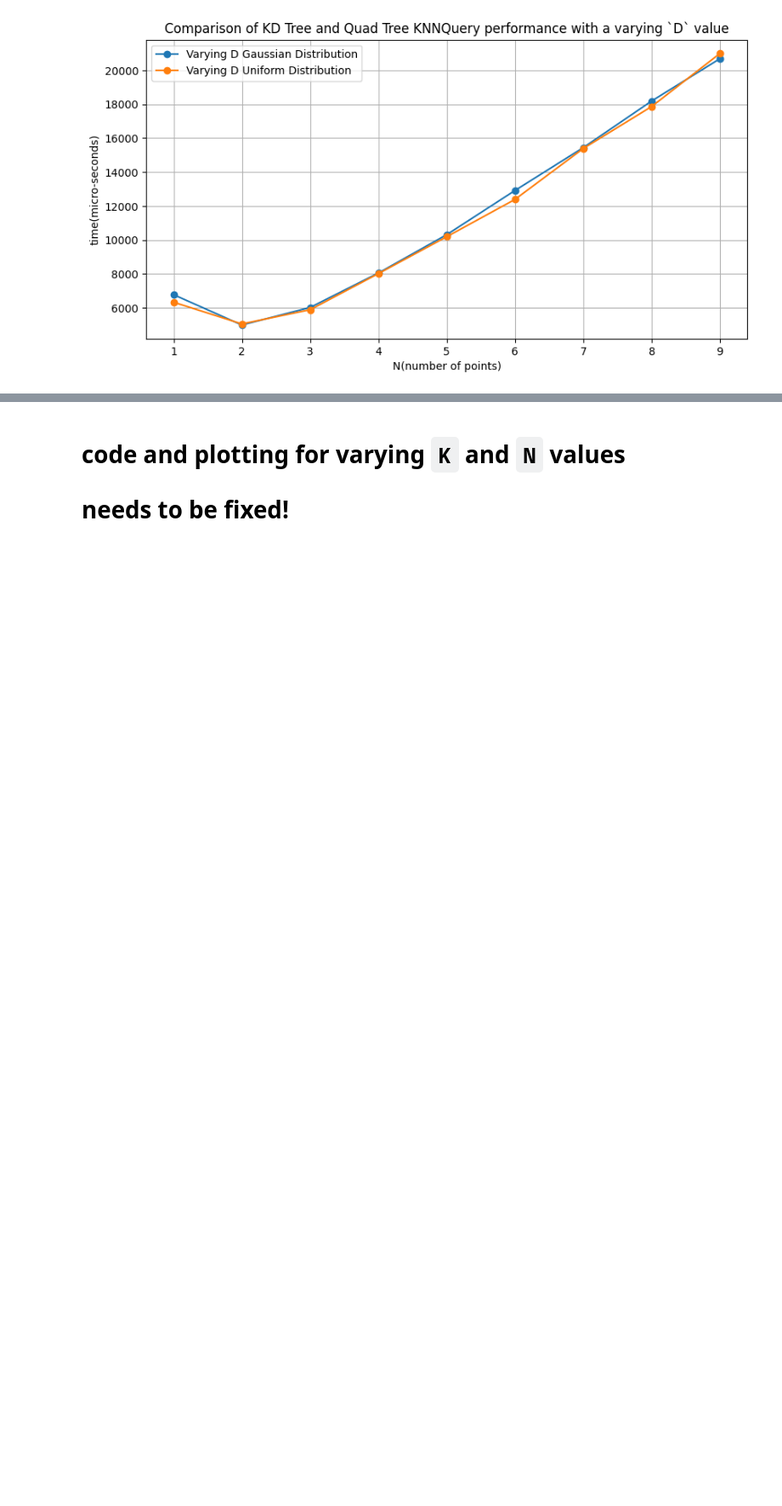
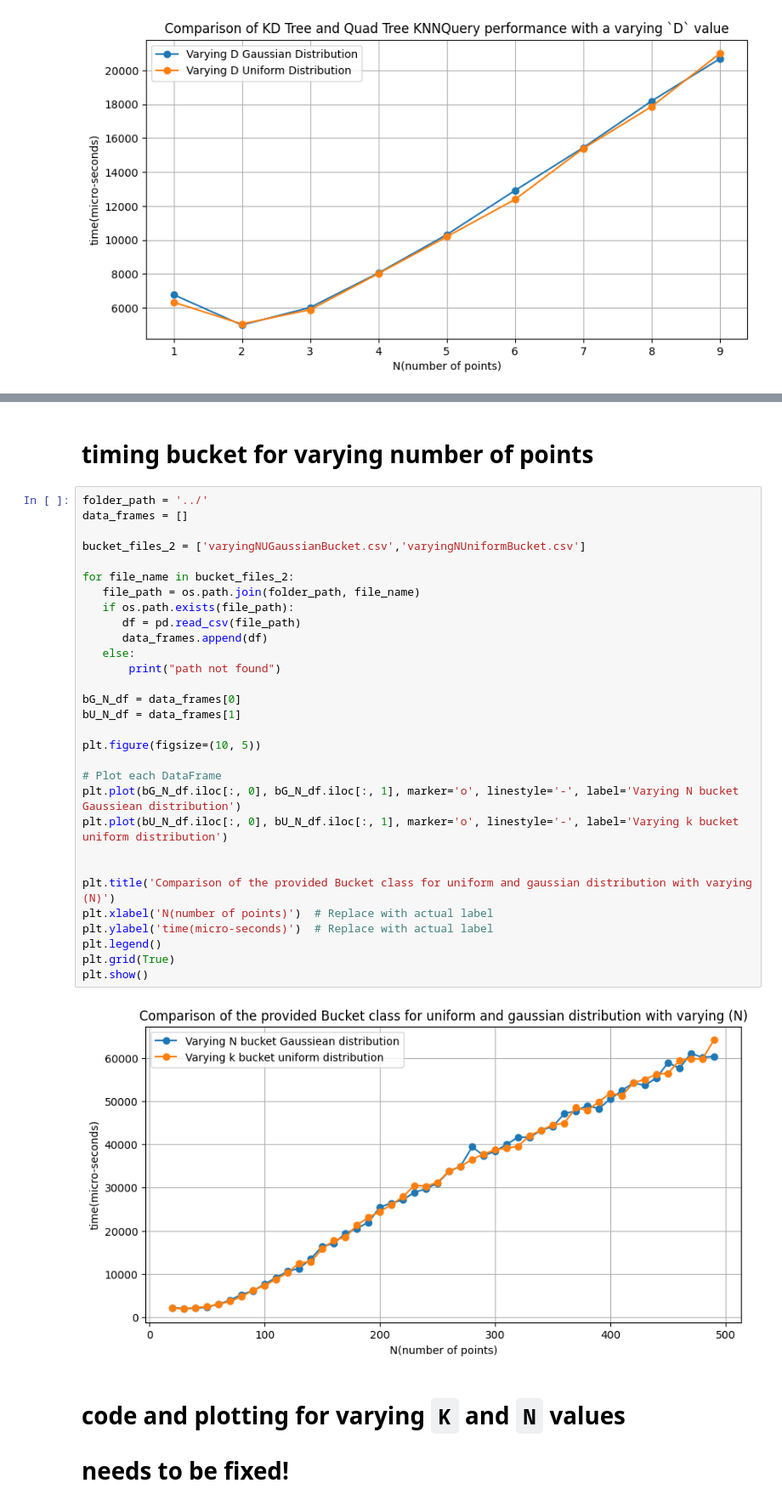
Before and after one commit to prattaiden/MSD_2024_AP, a Jupyter notebook: 6017/vscode/homework4/spatialDatastructuresStarterCode/source/part3hw4.ipynb, the cells around one changed output, grey strips where cells are left out. Shown at 85% size. Drawn from its saved outputs; the diff is of its cells as text; blank space fills up the shorter version.

```diff
--- a/6017/vscode/homework4/spatialDatastructuresStarterCode/source/part3hw4.ipynb
+++ b/6017/vscode/homework4/spatialDatastructuresStarterCode/source/part3hw4.ipynb
@@ -115,3 +272,37 @@ plt.show()
+# %% [markdown]
+# timing bucket for varying number of points
+# %%
+folder_path = '../'
+data_frames = []
+
+bucket_files_2 = ['varyingNUGaussianBucket.csv','varyingNUniformBucket.csv']
+
+for file_name in bucket_files_2:
+   file_path = os.path.join(folder_path, file_name)
+   if os.path.exists(file_path):
+      df = pd.read_csv(file_path)
+      data_frames.append(df)
+   else:
+       print("path not found")
+
+bG_N_df = data_frames[0]
+bU_N_df = data_frames[1]
+
+plt.figure(figsize=(10, 5))
+
+# Plot each DataFrame
+plt.plot(bG_N_df.iloc[:, 0], bG_N_df.iloc[:, 1], marker='o', linestyle='-', label='Varying N bucket Gaussiean distribution')
+plt.plot(bU_N_df.iloc[:, 0], bU_N_df.iloc[:, 1], marker='o', linestyle='-', label='Varying k bucket uniform distribution')
+
+
+plt.title('Comparison of the provided Bucket class for uniform and gaussian distribution with varying (N)')
+plt.xlabel('N(number of points)')  # Replace with actual label
+plt.ylabel('time(micro-seconds)')  # Replace with actual label
+plt.legend()
+plt.grid(True)
+plt.show()
+# %% [output]
+[figure, added]
 # %% [markdown]
 # code and plotting for varying `K` and `N` values
 
```
Also changed, not shown: parts of 13 cells of this notebook, 7 other files.
